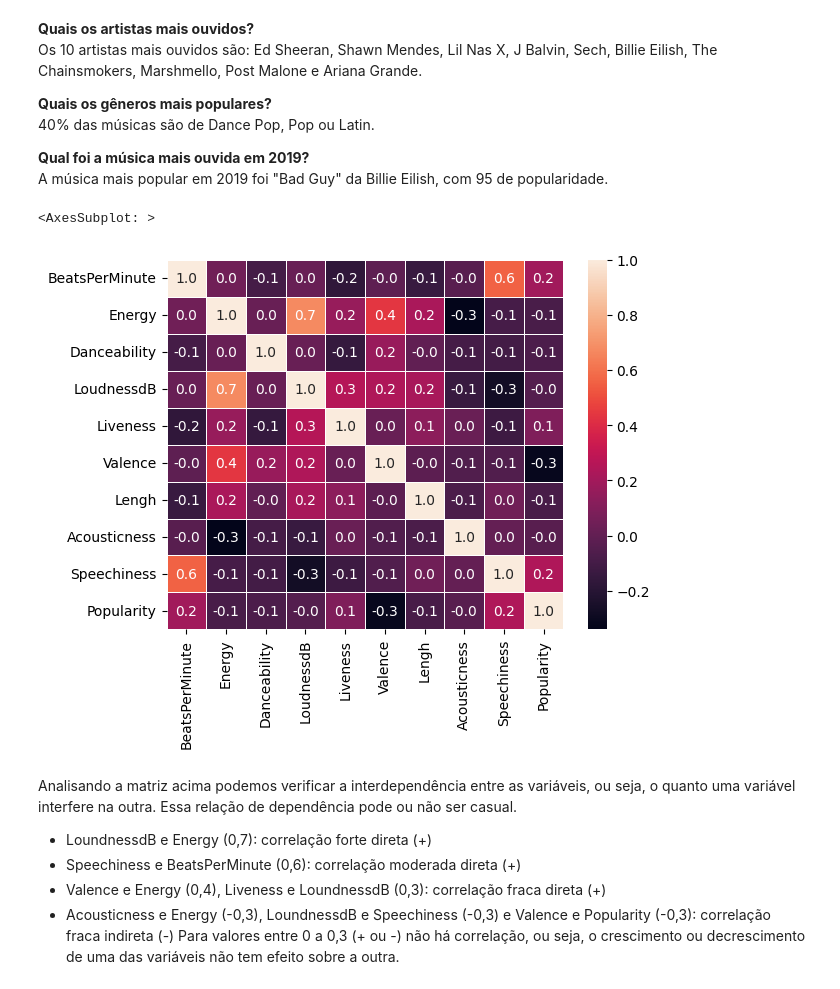
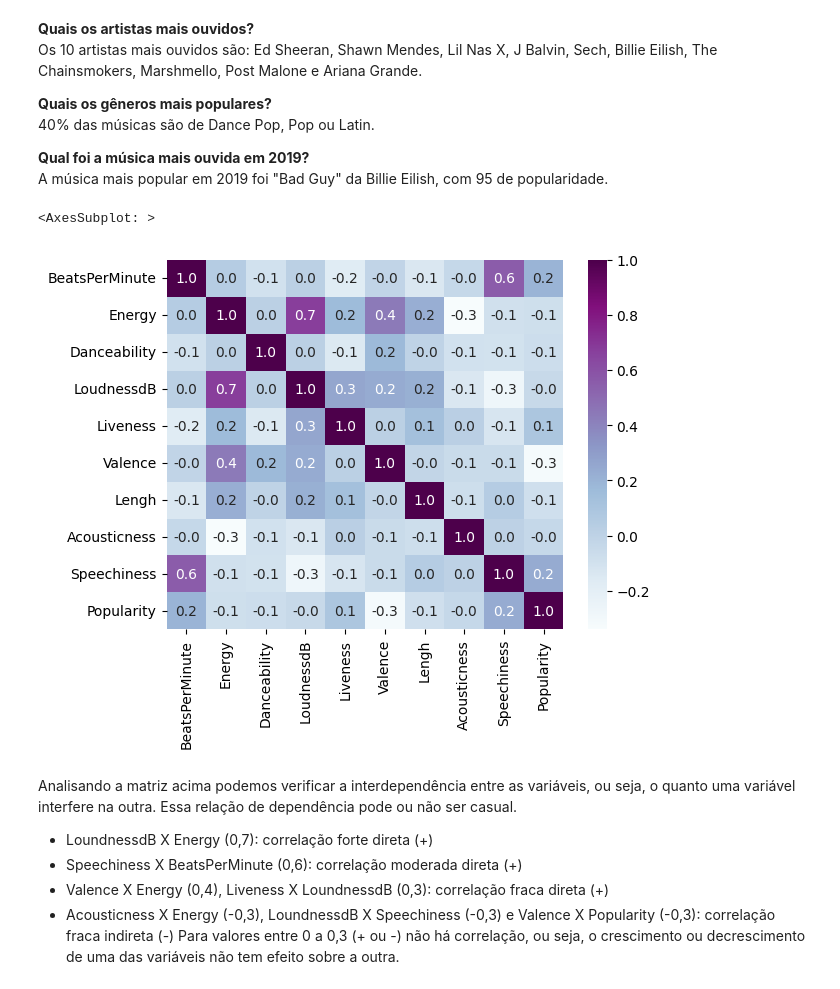
Before and after one commit to simonecrepaldi/spotify_top50_2019, a Jupyter notebook: notebook.ipynb, the cells around one changed output. Saved outputs shown, nothing was run; the diff lists cells and outputs as text; code cells hidden in the pictures.

```diff
--- a/notebook.ipynb
+++ b/notebook.ipynb
@@ -177,16 +217,15 @@ Os 10 artistas mais ouvidos são: Ed Sheeran, Shawn Mendes, Lil Nas X, J Balvin,
 A música mais popular em 2019 foi "Bad Guy" da Billie Eilish, com 95 de popularidade.
 # %%
 # Analisando a correlação das variáveis
-correlation = db.corr()
-plot = sns.heatmap(correlation, annot = True, fmt=".1f", linewidths=.6)
-plot
+correlation = db.corr(numeric_only=True)
+sns.heatmap(correlation, cmap='BuPu', annot=True, fmt='.1f')
 # %% [output]
 <AxesSubplot: >
-[figure, old version]
+[figure, new version]
 # %% [markdown]
 Analisando a matriz acima podemos verificar a interdependência entre as variáveis, ou seja, o quanto uma variável interfere na outra. Essa relação de dependência pode ou não ser casual.<br>
-* LoundnessdB e Energy (0,7): correlação forte direta (+)
-* Speechiness e BeatsPerMinute (0,6): correlação moderada direta (+)
-* Valence e Energy (0,4), Liveness e LoundnessdB (0,3): correlação fraca direta (+)
-* Acousticness e Energy (-0,3), LoundnessdB e Speechiness (-0,3) e Valence e Popularity (-0,3): correlação fraca indireta (-)
+* LoundnessdB X Energy (0,7): correlação forte direta (+)
+* Speechiness X BeatsPerMinute (0,6): correlação moderada direta (+)
+* Valence X Energy (0,4), Liveness X LoundnessdB (0,3): correlação fraca direta (+)
+* Acousticness X Energy (-0,3), LoundnessdB X Speechiness (-0,3) e Valence X Popularity (-0,3): correlação fraca indireta (-)
 Para valores entre 0 a 0,3 (+ ou -) não há correlação, ou seja, o crescimento ou decrescimento de uma das variáveis não tem efeito sobre a outra.<br>
```
Also changed, not shown: parts of 13 cells of this notebook.
